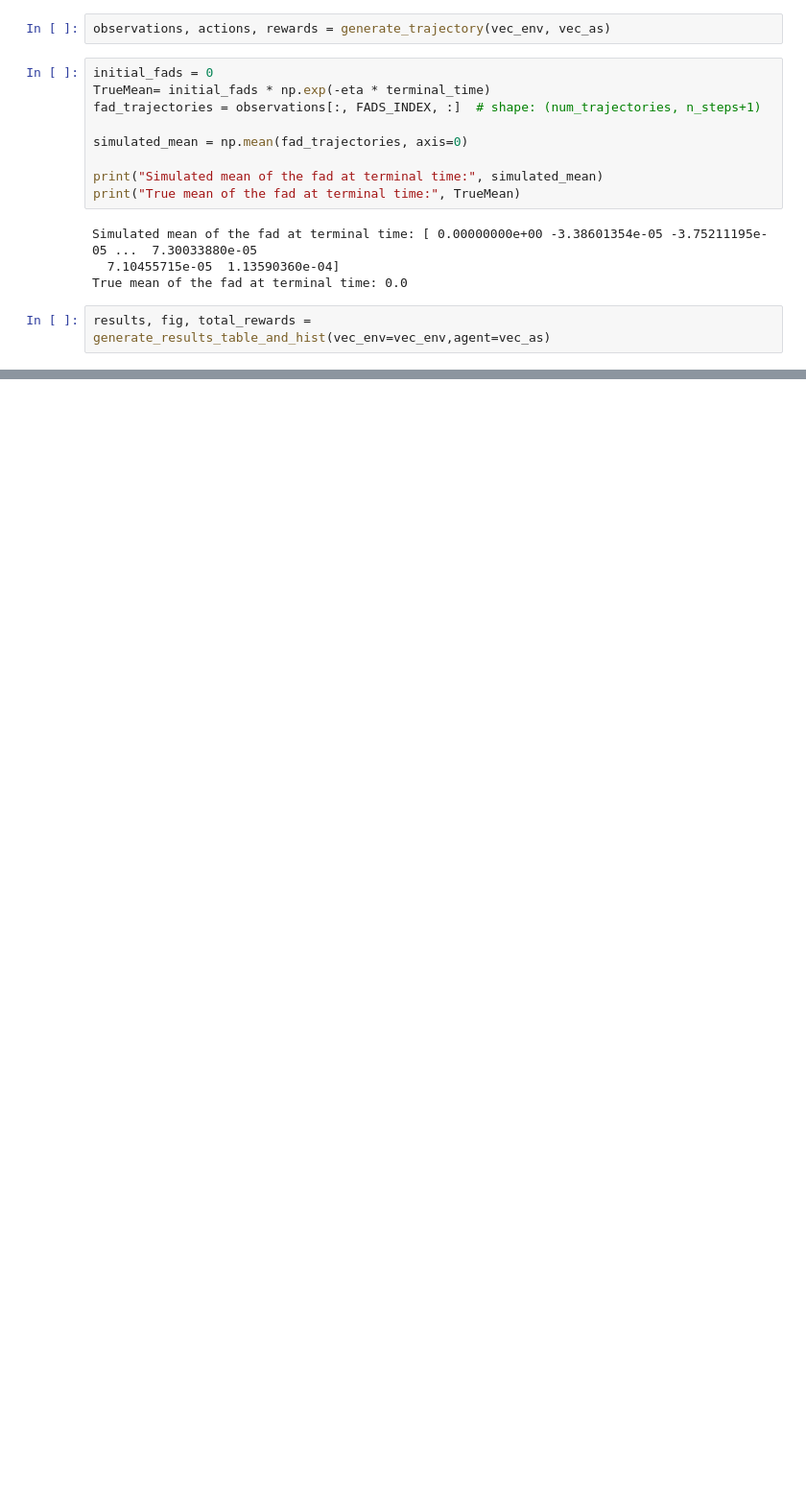
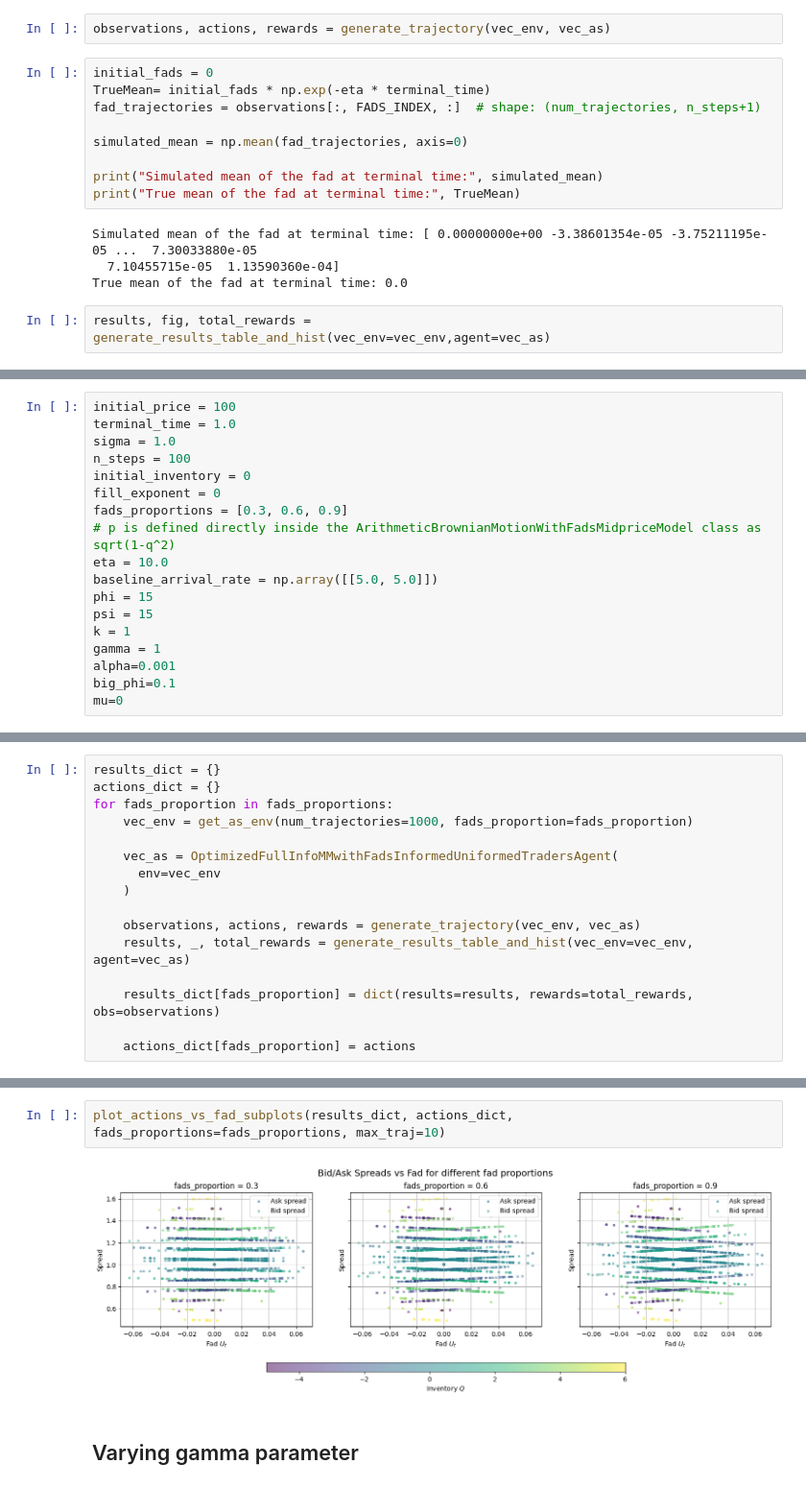
Before and after one commit to andreacate/mbt_gym, a Jupyter notebook: Experiments_MMwithFadsInfUninfTraders/ChecksForCorrecteness.ipynb, the cells around one changed output, grey strips where cells are left out. Shown at 96% size. Saved outputs shown, nothing was run; the diff lists cells and outputs as text; blank space fills up the shorter version.

```diff
--- a/Experiments_MMwithFadsInfUninfTraders/ChecksForCorrecteness.ipynb
+++ b/Experiments_MMwithFadsInfUninfTraders/ChecksForCorrecteness.ipynb
@@ -155,0 +250,18 @@ results
+# %%
+initial_price = 100
+terminal_time = 1.0
+sigma = 1.0
+n_steps = 100
+initial_inventory = 0
+fill_exponent = 0
+fads_proportions = [0.3, 0.6, 0.9]
+# p is defined directly inside the ArithmeticBrownianMotionWithFadsMidpriceModel class as sqrt(1-q^2)
+eta = 10.0
+baseline_arrival_rate = np.array([[5.0, 5.0]])
+phi = 15
+psi = 15
+k = 1
+gamma = 1
+alpha=0.001
+big_phi=0.1
+mu=0
@@ -155,0 +303,16 @@ results
+# %%
+results_dict = {}
+actions_dict = {}
+for fads_proportion in fads_proportions:
+    vec_env = get_as_env(num_trajectories=1000, fads_proportion=fads_proportion)
+
+    vec_as = OptimizedFullInfoMMwithFadsInformedUniformedTradersAgent(
+      env=vec_env
+    )
+
+    observations, actions, rewards = generate_trajectory(vec_env, vec_as)
+    results, _, total_rewards = generate_results_table_and_hist(vec_env=vec_env, agent=vec_as)
+
+    results_dict[fads_proportion] = dict(results=results, rewards=total_rewards, obs=observations)
+
+    actions_dict[fads_proportion] = actions
@@ -155,0 +397,6 @@ results
+# %%
+plot_actions_vs_fad_subplots(results_dict, actions_dict, fads_proportions=fads_proportions, max_traj=10)
+# %% [output]
+[figure, added]
+# %% [markdown]
+## Varying gamma parameter
```
Also changed, not shown: parts of 22 cells of this notebook.
